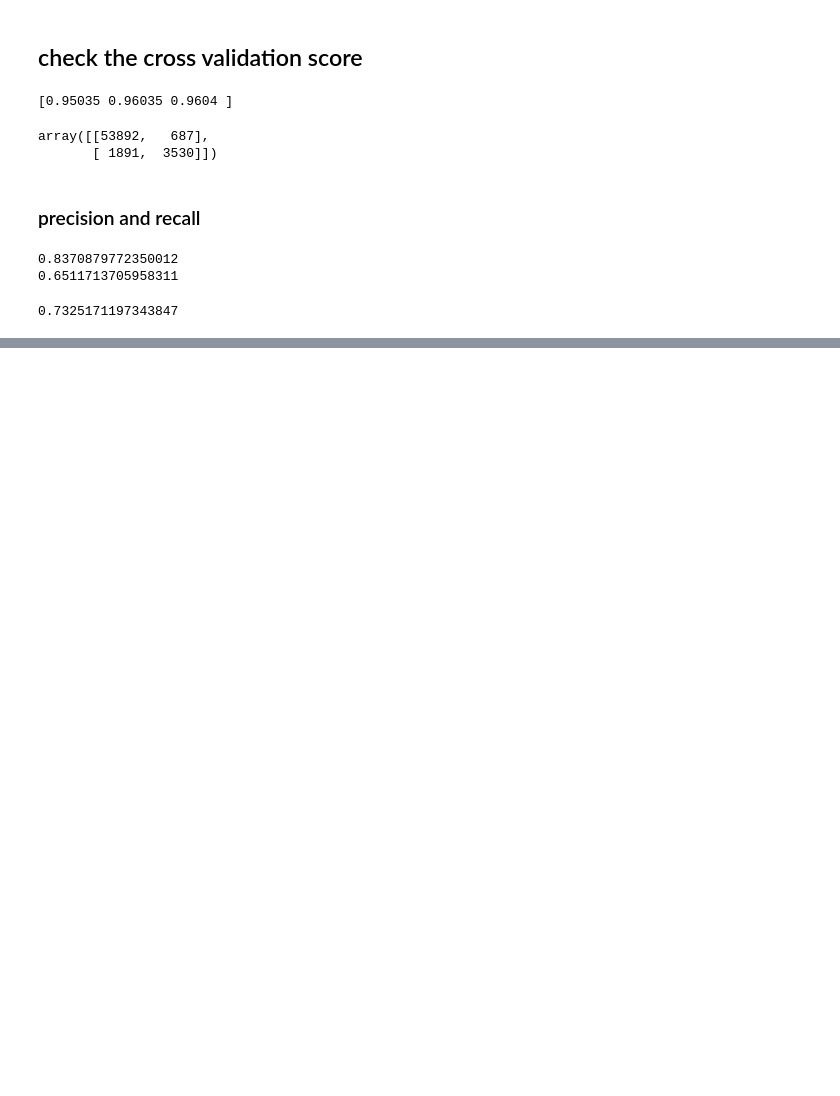
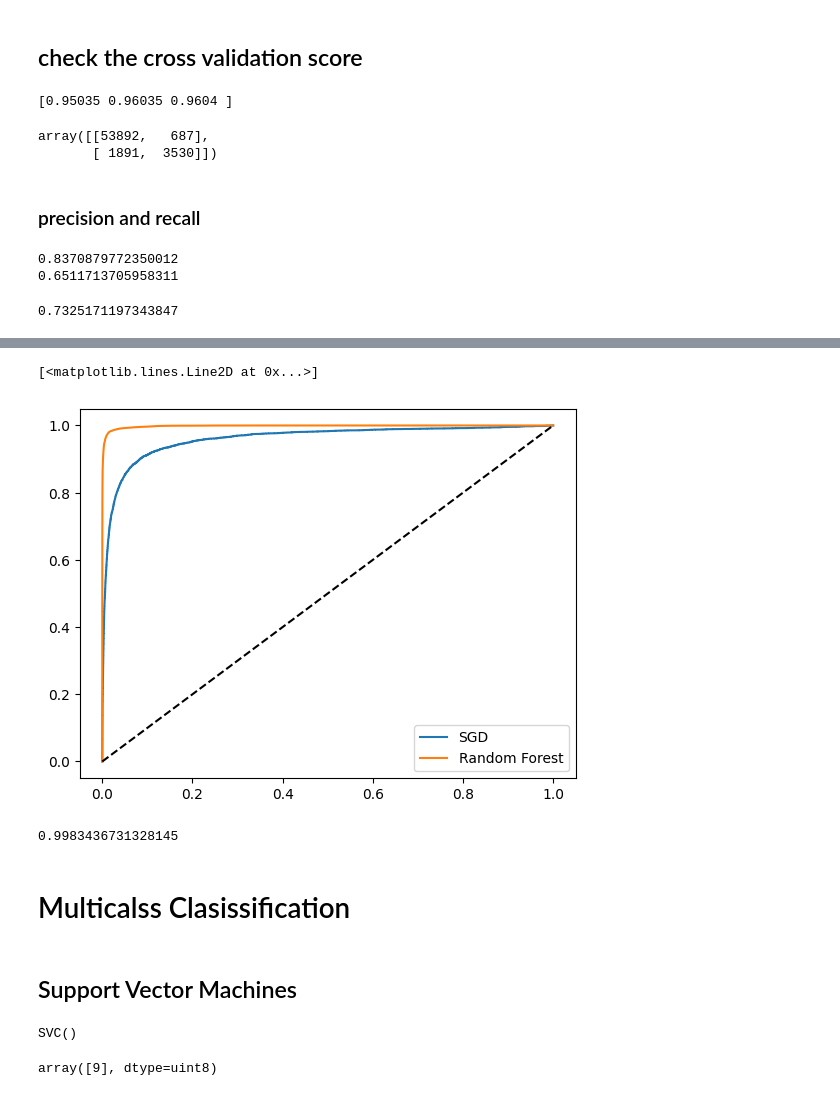
Before and after one commit to DevBansal08/Hands-on-ML, a Jupyter notebook: chapter3 - Classification/1.ipynb, the cells around one changed output, grey strips where cells are left out. Cells and saved outputs as stored; diff of their text form; code cells hidden in the pictures; blank space fills up the shorter version.

```diff
--- a/chapter3 - Classification/1.ipynb
+++ b/chapter3 - Classification/1.ipynb
@@ -93,0 +147,26 @@ f1_score(y_train_5,pred)
+# %%
+plt.plot(fpr,tpr, label = "SGD")
+plt.plot(fpr_forest,tpr_forest, label = "Random Forest")
+plt.legend()
+plt.plot([0,1],[0,1],"k--")
+# %% [output]
+[<matplotlib.lines.Line2D at 0x...>]
+[figure, added]
+# %%
+print(roc_auc_score(y_train_5,y_scores_rf))
+# %% [output]
+0.9983436731328145
+# %% [markdown]
+# Multicalss Clasissification
+# %% [markdown]
+## Support Vector Machines
+# %%
+from sklearn.svm import SVC
+svm = SVC()
+svm.fit(X_train,y_train)
+# %% [output]
+SVC()
+# %%
+svm.predict([some_digit])
+# %% [output]
+array([9], dtype=uint8)
```
Also changed, not shown: parts of 26 cells of this notebook.
